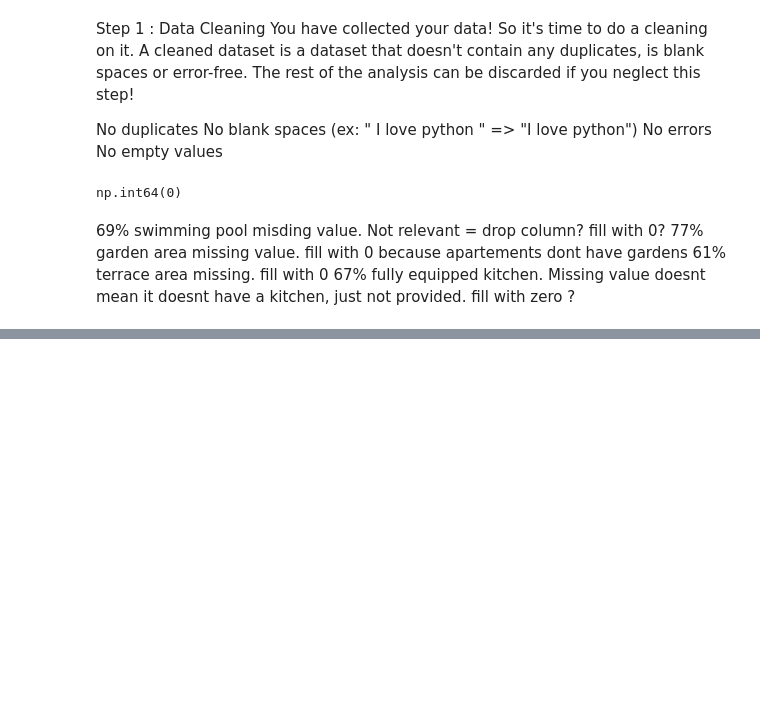
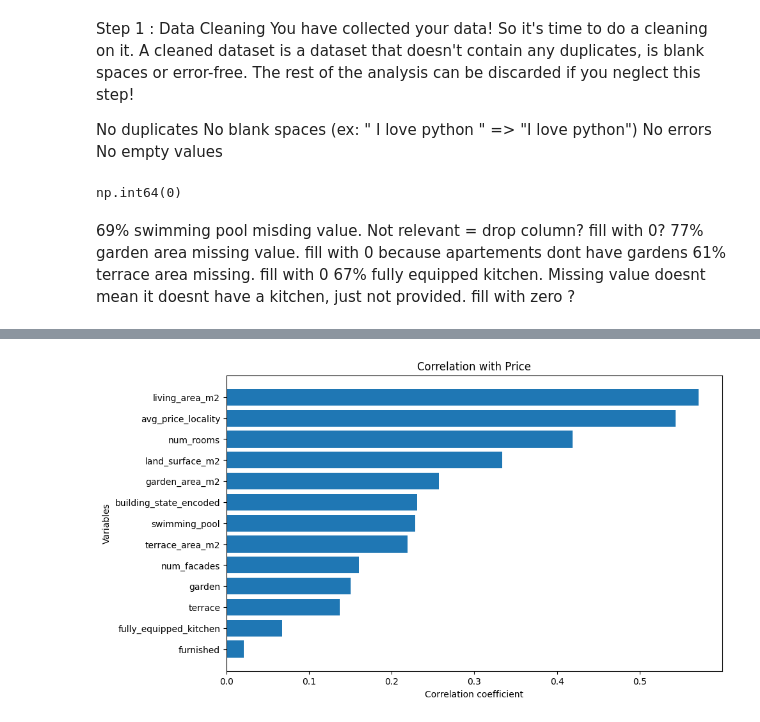
Before and after one commit to modev-git/immo-eliza, a Jupyter notebook: analysis/analysis.ipynb, the cells around one changed output, grey strips where cells are left out. Drawn from its saved outputs; the diff is of its cells as text; code cells hidden in the pictures; blank space fills up the shorter version.

```diff
--- a/analysis/analysis.ipynb
+++ b/analysis/analysis.ipynb
@@ -41,0 +86,17 @@ df.loc[df['terrace'] == 0, 'terrace_area_m2'] = df.loc[df['terrace'] == 0, 'terr
+# %%
+# create a new column with target encoding. assign avg price by locality
+df['avg_price_locality'] = df.groupby('locality')['price_eur'].transform('mean').round(1)
+# %%
+df['state_of_building'].unique() #check unique values
+state_order = {                  #assign values based on buildind state
+    'To demolish': 1,
+    'To restore': 2,
+    'To renovate': 3,
+    'To be renovated': 4,
+    'Normal': 5,
+    'Under construction': 6,
+    'Fully renovated': 7,
+    'Excellent': 8,
+    'New': 9
+}
+df['building_state_encoded'] = df['state_of_building'].map(state_order)
@@ -41,0 +121,11 @@ df.loc[df['terrace'] == 0, 'terrace_area_m2'] = df.loc[df['terrace'] == 0, 'terr
+# %%
+corr = df.select_dtypes(include='number').corr()['price_eur'].drop('price_eur').sort_values()
+
+plt.figure(figsize=(10, 6))
+plt.barh(corr.index, corr.values)
+plt.title('Correlation with Price')
+plt.xlabel('Correlation coefficient')
+plt.ylabel('Variables')
+plt.show()
+# %% [output]
+[figure, added]
```
Also changed, not shown: parts of 12 cells of this notebook.
